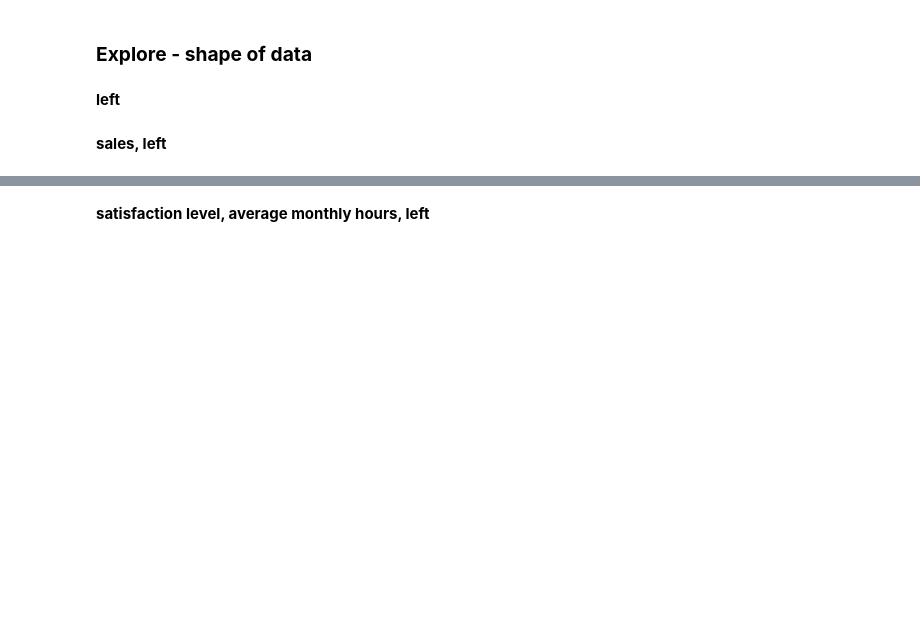
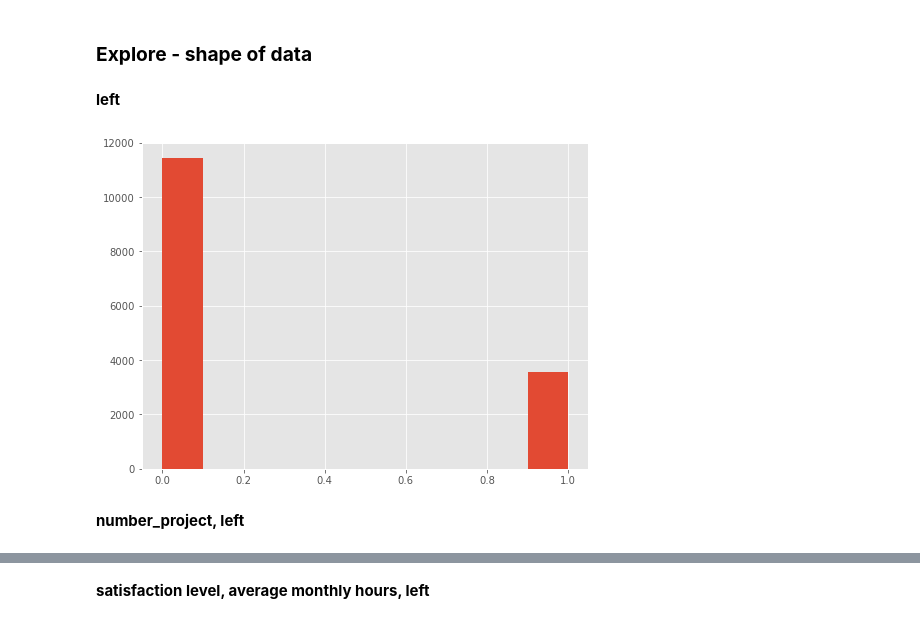
Before and after one commit to amitkaps/full-stack-data-science, a Jupyter notebook: employee-attrition/notebook/3-MLaaS-Practice.ipynb, the cells around one changed output, grey strips where cells are left out. Drawn from its saved outputs; the diff is of its cells as text; code cells hidden in the pictures; blank space fills up the shorter version.

```diff
--- a/employee-attrition/notebook/3-MLaaS-Practice.ipynb
+++ b/employee-attrition/notebook/3-MLaaS-Practice.ipynb
@@ -25,0 +31,6 @@ Can you help ABC and her team with this problem?
+# %%
+#Default Variables
+%matplotlib inline
+plt.rcParams['figure.figsize'] = (8,6)
+plt.style.use('ggplot')
+pd.set_option('display.float_format', lambda x: '%.2f' % x)
@@ -28,2 +56,4 @@ Can you help ABC and her team with this problem?
 # %% [markdown]
 ### ** Acquire - load historical data **
+# %%
+attrition = pd.read_csv("../data/employee-attrition.csv")
@@ -33,0 +110,2 @@ Can you help ABC and her team with this problem?
+# %%
+attrition[["department", "salary"]] = attrition[["department", "salary"]].apply(LabelEncoder().fit_transform)
@@ -35,5 +127,9 @@ Can you help ABC and her team with this problem?
 ### **Explore - shape of data**
 # %% [markdown]
 **left**
+# %%
+attrition.left.hist();
+# %% [output]
+[figure, added]
 # %% [markdown]
-**sales, left**
+**number_project, left**
```
Also changed, not shown: parts of 39 cells of this notebook.
